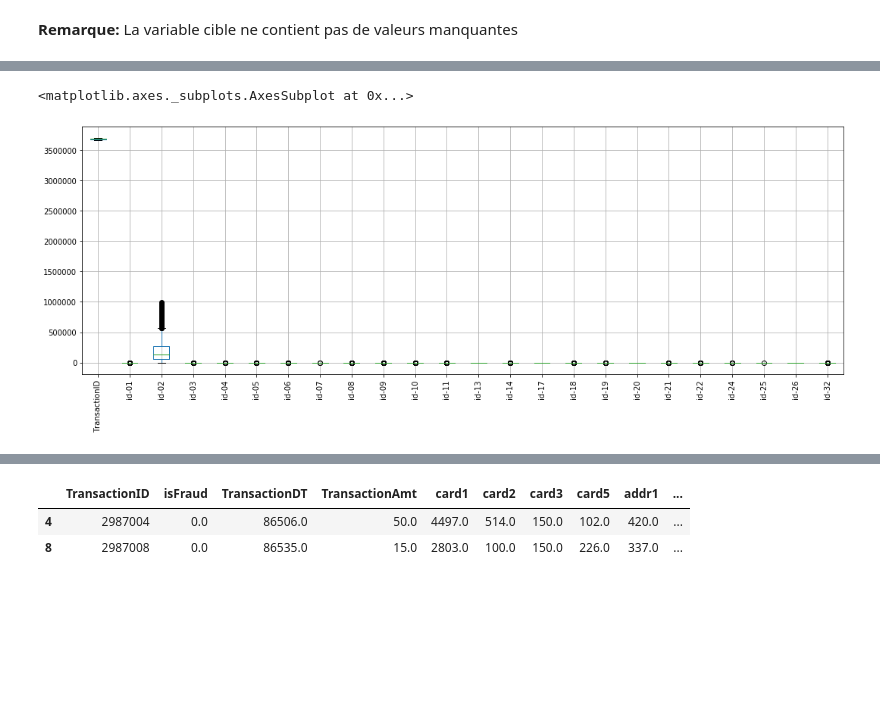
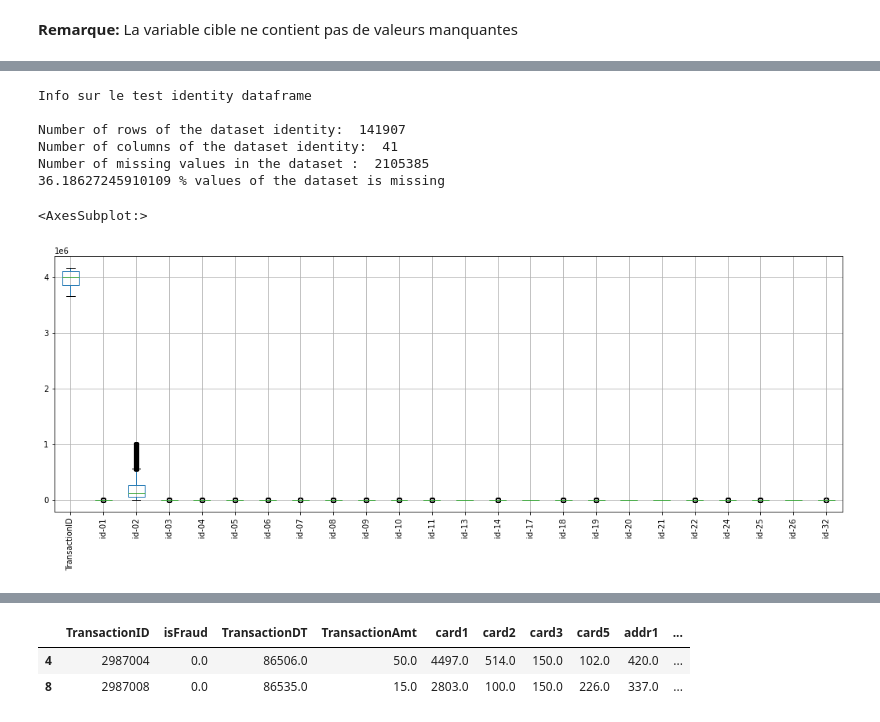
Before and after one commit to abakamousa/fraud_detection, a Jupyter notebook: Fraud_detection.ipynb, the cells around one changed output, grey strips where cells are left out. Cells and saved outputs as stored; diff of their text form; code cells hidden in the pictures; blank space fills up the shorter version.

```diff
--- a/Fraud_detection.ipynb
+++ b/Fraud_detection.ipynb
@@ -94,11 +93,11 @@ Wall time: 1min 1s
 **Reduction de la mémoire**
 # %%
 %%time
-sample              = reduce_mem_usage(sample)
-df_identity         = reduce_mem_usage(df_identity)
-df_transaction      = reduce_mem_usage(df_transaction)
-df_test_transaction = reduce_mem_usage(df_test_transaction)
-df_test_identity    = reduce_mem_usage(df_test_identity)
+sample_red              = functions.reduce_mem_usage(sample)
+df_identity_red         = functions.reduce_mem_usage(df_identity)
+df_transaction_red      = functions.reduce_mem_usage(df_transaction)
+df_test_transaction_red = functions.reduce_mem_usage(df_test_transaction)
+df_test_identity_red    = functions.reduce_mem_usage(df_test_identity)
 # %% [output]
 Mem. usage decreased to  2.90 Mb (62.5% reduction)
 Mem. usage decreased to 25.86 Mb (42.7% reduction)
@@ -306,6 +323,16 @@ Wall time: 43.4 ms
+# %%
+print("Info sur le test identity dataframe \n")
+functions.info_missing_value (df_test_identity_red)
+# %% [output]
+Info sur le test identity dataframe
+
+Number of rows of the dataset identity:  141907
+Number of columns of the dataset identity:  41
+Number of missing values in the dataset :  2105385
+36.18627245910109 % values of the dataset is missing
 # %%
-df_test_identity.boxplot(figsize=(18,6), rot=90)
+df_test_identity_red.boxplot(figsize=(18,6), rot=90)
 # %% [output]
-<matplotlib.axes._subplots.AxesSubplot at 0x...>
+<AxesSubplot:>
-[figure, old version]
+[figure, new version]
 # %%
```
Also changed, not shown: parts of 78 cells of this notebook, 1 other file.
